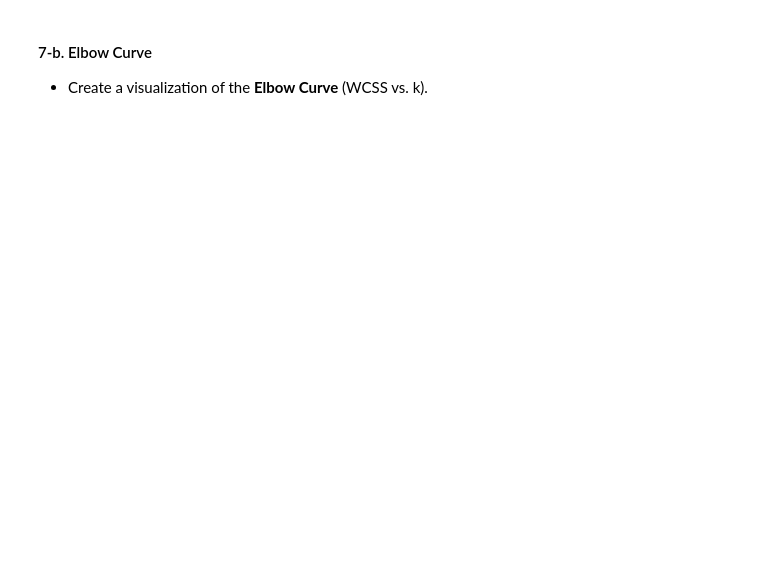
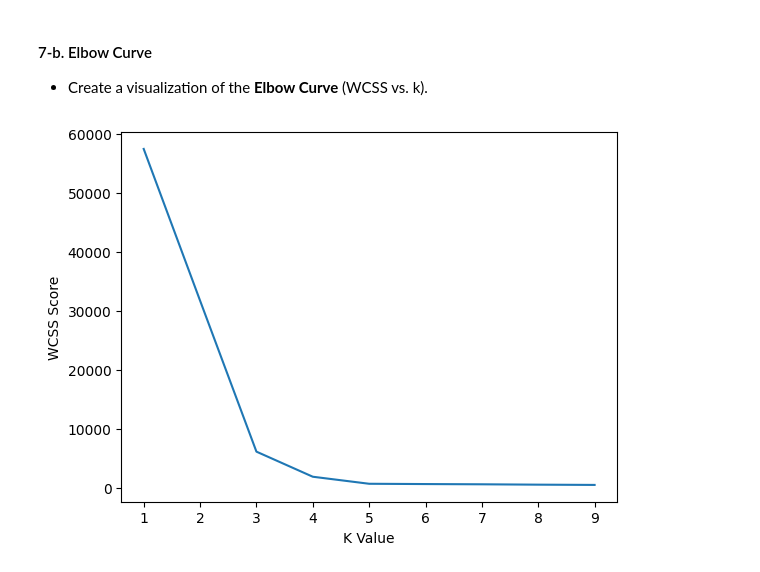
Before and after one commit to cmoore97/DS701, a Jupyter notebook: homework04/assignment4.ipynb, the cells around one changed output. Cells and saved outputs as stored; diff of their text form; code cells hidden in the pictures; blank space fills up the shorter version.

```diff
--- a/homework04/assignment4.ipynb
+++ b/homework04/assignment4.ipynb
@@ -211,7 +268,29 @@ import warnings
 def ans7a():
     # Generated synthetic dataset with 5 clusters
     X, y_true = make_blobs(n_samples=1000, centers=5, cluster_std=0.60, random_state=42)
-    ...
+    optimal_k = 0
+    bestWCSS = 9999999
+    rand_scores_list = []
+    wcss_list = []
+    k_values = []
+
+    for i in range(1, 10):
+        kmeans = KMeans(n_clusters=i, init='k-means++', random_state=42)
+        kmeans.fit(X)
+
+        k_values.append(i)
+        wcss = kmeans.inertia_
+        labels = kmeans.labels_
+        rand = adjusted_rand_score(y_true, labels)
+
+        if wcss < bestWCSS:
+            bestWCSS = wcss
+            optimal_k = i
+
+        wcss_list.append(wcss)
+        rand_scores_list.append(rand)
+
+    return optimal_k, rand_scores_list, wcss, k_values, wcss_list
 
 optimal_k, rand_scores, wcss, k_values, wcss_list = ans7a()
 # %%
@@ -227,2 +306,11 @@ grader.check("q7a")
+# %%
+optimal_k, rand_scores, wcss, k_values, wcss_list = ans7a()
+
+plt.plot(k_values, wcss_list)
+plt.xlabel("K Value")
+plt.ylabel("WCSS Score")
+plt.show()
+# %% [output]
+[figure, added]
 # %% [markdown]
 <!-- END QUESTION -->
```
Also changed, not shown: parts of 15 cells of this notebook, 1 other file.
